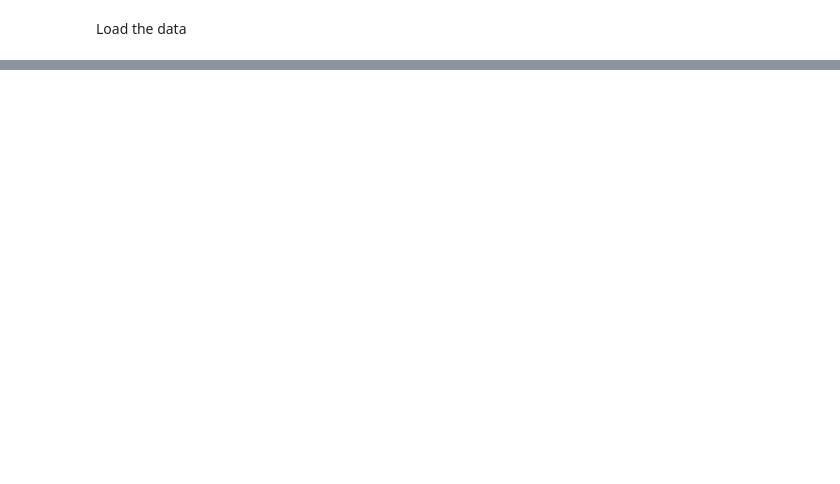
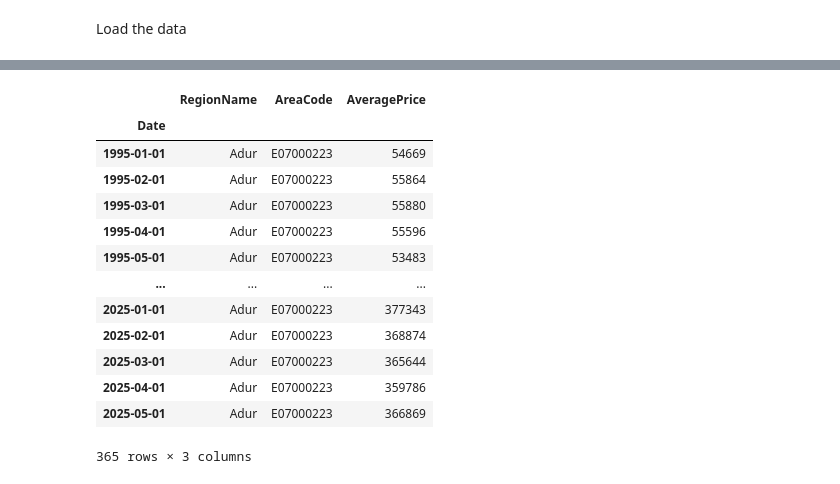
Before and after one commit to sxl634/UK-average-house-price-prediction, a Jupyter notebook: notebooks/data preprocessing/2_seasonal decomposition.ipynb, the cells around one changed output, grey strips where cells are left out. Cells and saved outputs as stored; diff of their text form; code cells hidden in the pictures; blank space fills up the shorter version.

```diff
--- a/notebooks/data preprocessing/2_seasonal decomposition.ipynb
+++ b/notebooks/data preprocessing/2_seasonal decomposition.ipynb
@@ -134,0 +107,40 @@ ValueError: This function does not handle missing values
+# %%
+area_df = hpi_raw_ew[hpi_raw_ew['AreaCode'] == 'E07000223'].copy()
+
+    # Set date index and ensure proper frequency
+area_df = area_df.set_index('Date').sort_index().asfreq(freq)
+
+area_df[['RegionName', 'AreaCode']] = area_df[['RegionName', 'AreaCode']].ffill()
+
+# Optionally interpolate missing values
+# area_df['AveragePrice'] = area_df['AveragePrice'].interpolate()
+
+# # Perform decomposition
+# stl = STL(area_df['AveragePrice'], period=12)
+# decomposition = stl.fit()
+
+# # Add components back to the DataFrame
+# area_df['trend'] = decomposition.trend
+# area_df['seasonal'] = decomposition.seasonal
+# area_df['residual'] = decomposition.resid
+# area_df['AreaCode'] = area  # Re-add if needed
+
+# # Reset index so date is a column again
+# area_df = area_df.reset_index()
+# %%
+area_df
+# %% [output]
+|  | RegionName | AreaCode | AveragePrice |
+| Date |  |  |  |
+| 1995-01-01 | Adur | E07000223 | 54669 |
+| 1995-02-01 | Adur | E07000223 | 55864 |
+| 1995-03-01 | Adur | E07000223 | 55880 |
+| 1995-04-01 | Adur | E07000223 | 55596 |
+| 1995-05-01 | Adur | E07000223 | 53483 |
+| ... | ... | ... | ... |
+| 2025-01-01 | Adur | E07000223 | 377343 |
+| 2025-02-01 | Adur | E07000223 | 368874 |
+| 2025-03-01 | Adur | E07000223 | 365644 |
+| 2025-04-01 | Adur | E07000223 | 359786 |
+| 2025-05-01 | Adur | E07000223 | 366869 |
+365 rows × 3 columns
```
Also changed, not shown: parts of 8 cells of this notebook, 1 other file.
